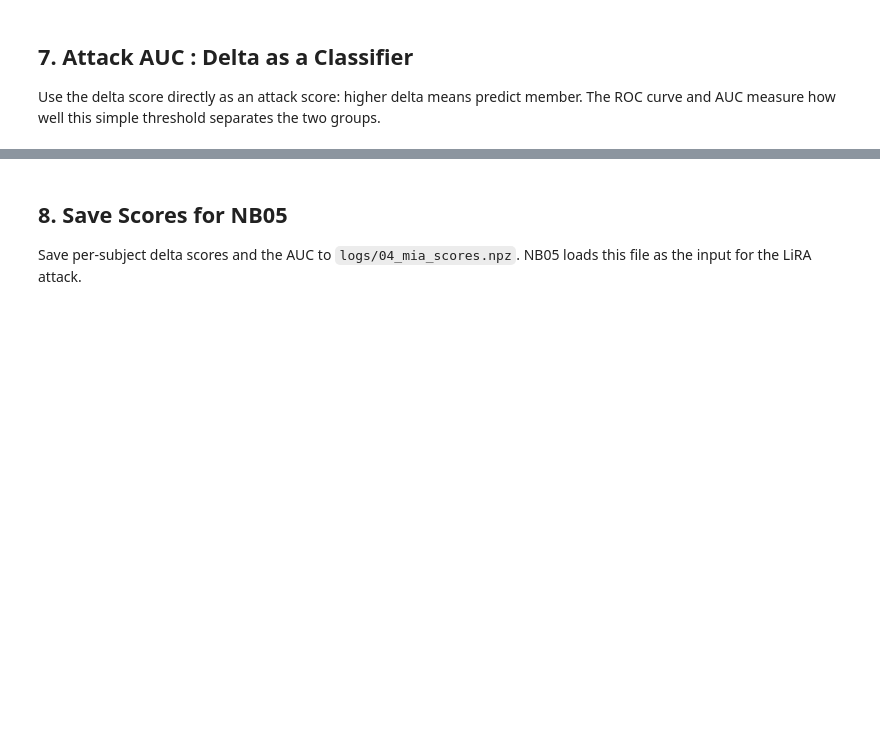
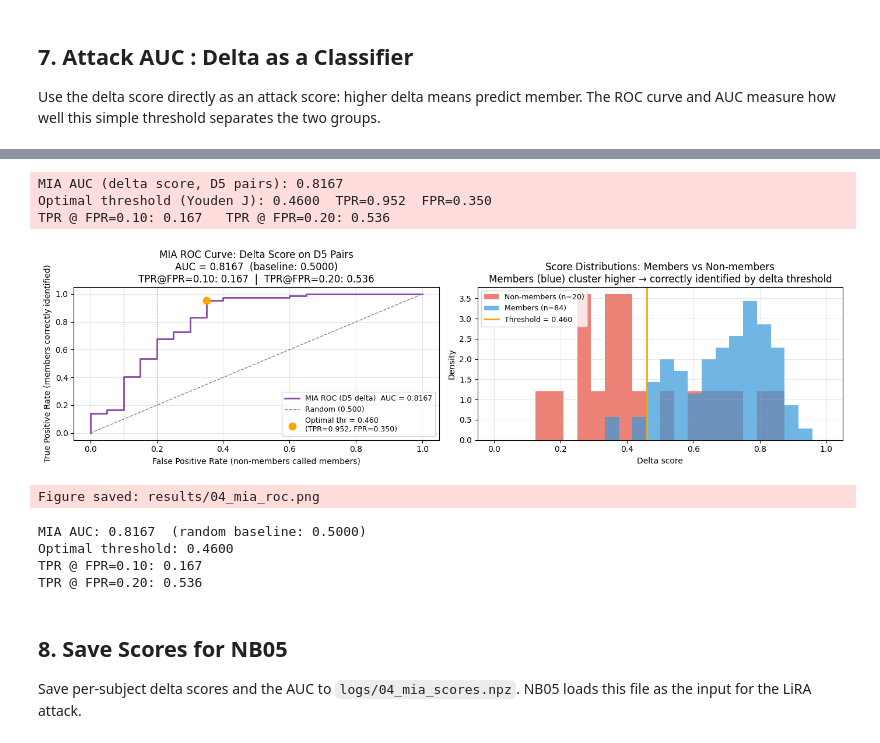
Before and after one commit to Karma39/gait-mia, a Jupyter notebook: notebooks/04_mia_signal.ipynb, the cells around one changed output, grey strips where cells are left out. Cells and saved outputs as stored; diff of their text form; code cells hidden in the pictures; blank space fills up the shorter version.

```diff
--- a/notebooks/04_mia_signal.ipynb
+++ b/notebooks/04_mia_signal.ipynb
@@ -472,3 +427,76 @@ print(f'TPR @ FPR=0.20: {tpr_at_20:.3f}')
+# %%
+attack_scores = np.concatenate([m_arr,  nm_arr])
+attack_labels = np.concatenate([np.ones(len(m_arr)), np.zeros(len(nm_arr))])
+
+fpr, tpr, thresholds = roc_curve(attack_labels, attack_scores)
+mia_auc = sk_auc(fpr, tpr)
+
+# Youden's J → optimal threshold
+j = tpr - fpr
+opt_idx = np.argmax(j)
+opt_thr  = thresholds[opt_idx]
+opt_tpr  = tpr[opt_idx]
+opt_fpr  = fpr[opt_idx]
+
+# TPR @ fixed FPR points
+tpr_at_10 = float(tpr[np.searchsorted(fpr, 0.10)])
+tpr_at_20 = float(tpr[np.searchsorted(fpr, 0.20)])
+
+log.info(f'MIA AUC (delta score, D5 pairs): {mia_auc:.4f}')
+log.info(f'Optimal threshold (Youden J): {opt_thr:.4f}  TPR={opt_tpr:.3f}  FPR={opt_fpr:.3f}')
+log.info(f'TPR @ FPR=0.10: {tpr_at_10:.3f}   TPR @ FPR=0.20: {tpr_at_20:.3f}')
+
+fig, axes = plt.subplots(1, 2, figsize=(14, 4))
+
+# Left: ROC curve
+ax = axes[0]
+ax.plot(fpr, tpr, color='#8e44ad', linewidth=2,
+        label=f'MIA ROC (D5 delta)  AUC = {mia_auc:.4f}')
+ax.plot([0, 1], [0, 1], color='gray', linestyle='--', linewidth=1, label='Random (0.500)')
+ax.scatter([opt_fpr], [opt_tpr], color='orange', s=80, zorder=5,
+           label=f'Optimal thr = {opt_thr:.3f}\n(TPR={opt_tpr:.3f}, FPR={opt_fpr:.3f})')
+ax.axvline(0.10, color='gray', linestyle=':', linewidth=1, alpha=0.7)
+ax.axvline(0.20, color='gray', linestyle=':', linewidth=1, alpha=0.7)
+ax.set_xlabel('False Positive Rate (non-members called members)')
+ax.set_ylabel('True Positive Rate (members correctly identified)')
+ax.set_title(f'MIA ROC Curve: Delta Score on D5 Pairs\n'
+             f'AUC = {mia_auc:.4f}  (baseline: 0.5000)\n'
+             f'TPR@FPR=0.10: {tpr_at_10:.3f}  |  TPR@FPR=0.20: {tpr_at_20:.3f}')
+ax.legend(fontsize=9)
+ax.grid(True, alpha=0.3)
+
+# Right: score distributions with optimal threshold
+ax = axes[1]
+bins = np.linspace(0, 1, 25)
+ax.hist(nm_arr, bins=bins, alpha=0.7, color='#e74c3c', label=f'Non-members (n={len(nm_arr)})', density=True)
+ax.hist(m_arr,  bins=bins, alpha=0.7, color='#3498db', label=f'Members (n={len(m_arr)})',       density=True)
+ax.axvline(opt_thr, color='orange', linestyle='-', linewidth=2, label=f'Threshold = {opt_thr:.3f}')
+ax.set_xlabel('Delta score')
+ax.set_ylabel('Density')
+ax.set_title('Score Distributions: Members vs Non-members\n'
+             'Members (blue) cluster higher → correctly identified by delta threshold')
+ax.legend(fontsize=9)
+ax.grid(True, alpha=0.3)
+
+plt.tight_layout()
+plt.savefig(RESULT_DIR / '04_mia_roc.png', dpi=150)
+plt.show()
+log.info('Figure saved: results/04_mia_roc.png')
+
+print(f'\nMIA AUC: {mia_auc:.4f}  (random baseline: 0.5000)')
+print(f'Optimal threshold: {opt_thr:.4f}')
+print(f'TPR @ FPR=0.10: {tpr_at_10:.3f}')
+print(f'TPR @ FPR=0.20: {tpr_at_20:.3f}')
+# %% [output]
+MIA AUC (delta score, D5 pairs): 0.8167
+Optimal threshold (Youden J): 0.4600  TPR=0.952  FPR=0.350
+TPR @ FPR=0.10: 0.167   TPR @ FPR=0.20: 0.536
+[figure, added]
+Figure saved: results/04_mia_roc.png
+MIA AUC: 0.8167  (random baseline: 0.5000)
+Optimal threshold: 0.4600
+TPR @ FPR=0.10: 0.167
+TPR @ FPR=0.20: 0.536
 # %% [markdown]
 ## 8. Save Scores for NB05
 
```
Also changed, not shown: parts of 19 cells of this notebook, 10 other files.
